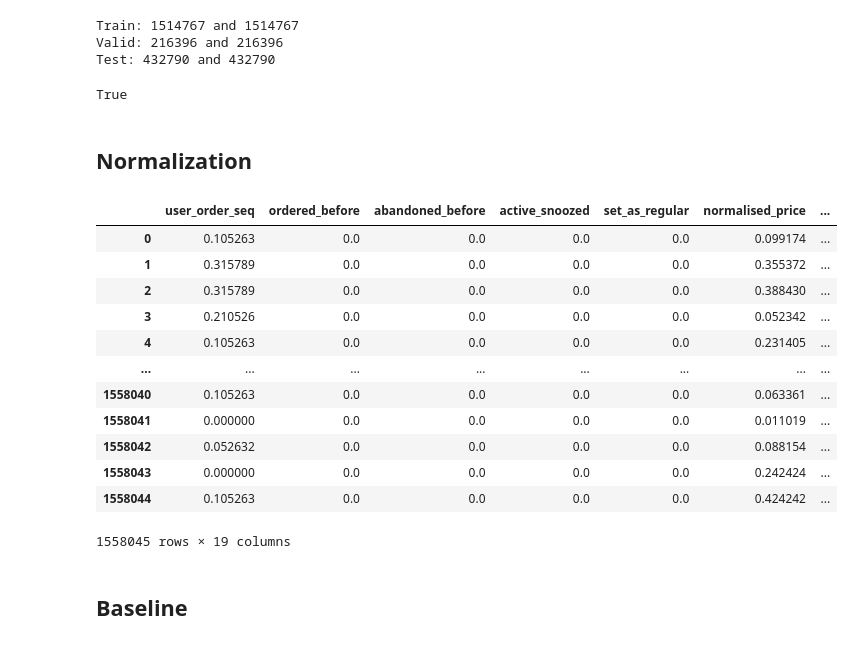
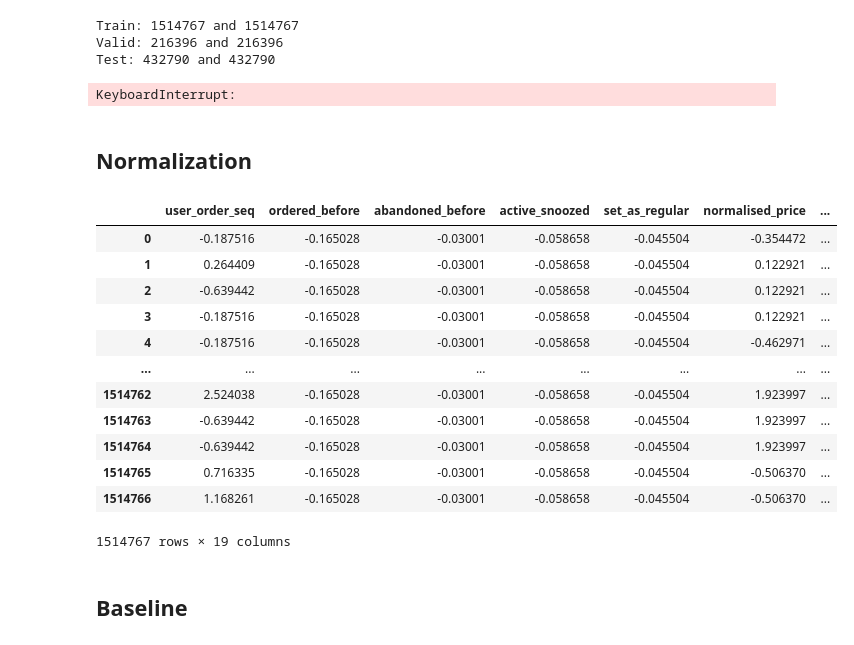
Before and after one commit to MaickMos/data_science_applied, a Jupyter notebook: model_regresion_lineal_feature_frame/MVP_Push_Notifications.ipynb, the cells around one changed output. Cells and saved outputs as stored; diff of their text form; code cells hidden in the pictures.

Commit message:
train model load the model

```diff
--- a/model_regresion_lineal_feature_frame/MVP_Push_Notifications.ipynb
+++ b/model_regresion_lineal_feature_frame/MVP_Push_Notifications.ipynb
@@ -13,7 +13,7 @@ import matplotlib.pyplot as plt
 import matplotlib.figure
 import numpy as np
 
-from sklearn.preprocessing import MinMaxScaler
+from sklearn.preprocessing import MinMaxScaler, StandardScaler
 from sklearn.model_selection import train_test_split
 from sklearn.linear_model import LogisticRegression
 from sklearn.metrics import classification_report
@@ -22,11 +22,11 @@ from sklearn.metrics import log_loss
 from sklearn.metrics import roc_curve, auc, roc_auc_score
 from sklearn.metrics import precision_recall_curve
 from sklearn.model_selection import cross_val_score
-import sklearn.linear_model
 
 import joblib
 
 pd.options.display.max_columns = None
+pd.options.display.max_rows = 10
 # %% [markdown]
 ### Functions
 # %%
@@ -68,7 +68,7 @@ def treatment_columns_categorical_encoding(
 # %% [markdown]
 ### Load the data
 # %%
-folder_path = Path("D:/Users/maick/Desktop/Codigos/zrive-ds/data/box_builder_dataset/feature_frame.csv")
-#folder_path = Path("C:/Users/AULA04/Desktop/Codes/zrive-ds/data/box_builder_dataset/feature_frame.csv")
+#folder_path = Path("D:/Users/maick/Desktop/Codigos/zrive-ds/data/box_builder_dataset/feature_frame.csv")
+folder_path = Path("C:/Users/AULA04/Desktop/Codes/zrive-ds/data/box_builder_dataset/feature_frame.csv")
 # %%
 feature_frame = pd.read_csv(folder_path)
@@ -245,29 +222,32 @@ Test: 432790 and 432790
 (x_train.shape[0]+x_test.shape[0]+x_valid.shape[0] == len(x)
 and
 y_train.shape[0]+y_test.shape[0]+y_valid.shape[0] == len(y))
-# %% [output]
-True
+# %%
+x_train
+# %% [output]
+KeyboardInterrupt:
 # %% [markdown]
 ## Normalization
 # %%
-scaler = MinMaxScaler()
+#scaler = MinMaxScaler()
+scaler = StandardScaler()
 x_train = scaler.fit_transform(x_train)
 x_train = pd.DataFrame(x_train, columns=x.columns)
 x_train
 # %% [output]
 |  | user_order_seq | ordered_before | abandoned_before | active_snoozed | set_as_regular | normalised_price | ... |
-| 0 | 0.105263 | 0.0 | 0.0 | 0.0 | 0.0 | 0.099174 | ... |
-| 1 | 0.315789 | 0.0 | 0.0 | 0.0 | 0.0 | 0.355372 | ... |
-| 2 | 0.315789 | 0.0 | 0.0 | 0.0 | 0.0 | 0.388430 | ... |
-| 3 | 0.210526 | 0.0 | 0.0 | 0.0 | 0.0 | 0.052342 | ... |
-| 4 | 0.105263 | 0.0 | 0.0 | 0.0 | 0.0 | 0.231405 | ... |
+| 0 | -0.187516 | -0.165028 | -0.03001 | -0.058658 | -0.045504 | -0.354472 | ... |
+| 1 | 0.264409 | -0.165028 | -0.03001 | -0.058658 | -0.045504 | 0.122921 | ... |
+| 2 | -0.639442 | -0.165028 | -0.03001 | -0.058658 | -0.045504 | 0.122921 | ... |
+| 3 | -0.187516 | -0.165028 | -0.03001 | -0.058658 | -0.045504 | 0.122921 | ... |
+| 4 | -0.187516 | -0.165028 | -0.03001 | -0.058658 | -0.045504 | -0.462971 | ... |
 | ... | ... | ... | ... | ... | ... | ... | ... |
-| 1558040 | 0.105263 | 0.0 | 0.0 | 0.0 | 0.0 | 0.063361 | ... |
-| 1558041 | 0.000000 | 0.0 | 0.0 | 0.0 | 0.0 | 0.011019 | ... |
-| 1558042 | 0.052632 | 0.0 | 0.0 | 0.0 | 0.0 | 0.088154 | ... |
-| 1558043 | 0.000000 | 0.0 | 0.0 | 0.0 | 0.0 | 0.242424 | ... |
-| 1558044 | 0.105263 | 0.0 | 0.0 | 0.0 | 0.0 | 0.424242 | ... |
+| 1514762 | 2.524038 | -0.165028 | -0.03001 | -0.058658 | -0.045504 | 1.923997 | ... |
+| 1514763 | -0.639442 | -0.165028 | -0.03001 | -0.058658 | -0.045504 | 1.923997 | ... |
+| 1514764 | -0.639442 | -0.165028 | -0.03001 | -0.058658 | -0.045504 | 1.923997 | ... |
+| 1514765 | 0.716335 | -0.165028 | -0.03001 | -0.058658 | -0.045504 | -0.506370 | ... |
+| 1514766 | 1.168261 | -0.165028 | -0.03001 | -0.058658 | -0.045504 | -0.506370 | ... |
-1558045 rows × 19 columns
+1514767 rows × 19 columns
 # %% [markdown]
 ## Baseline
 # %%
```
Also changed, not shown: parts of 37 cells of this notebook, 3 other files.
